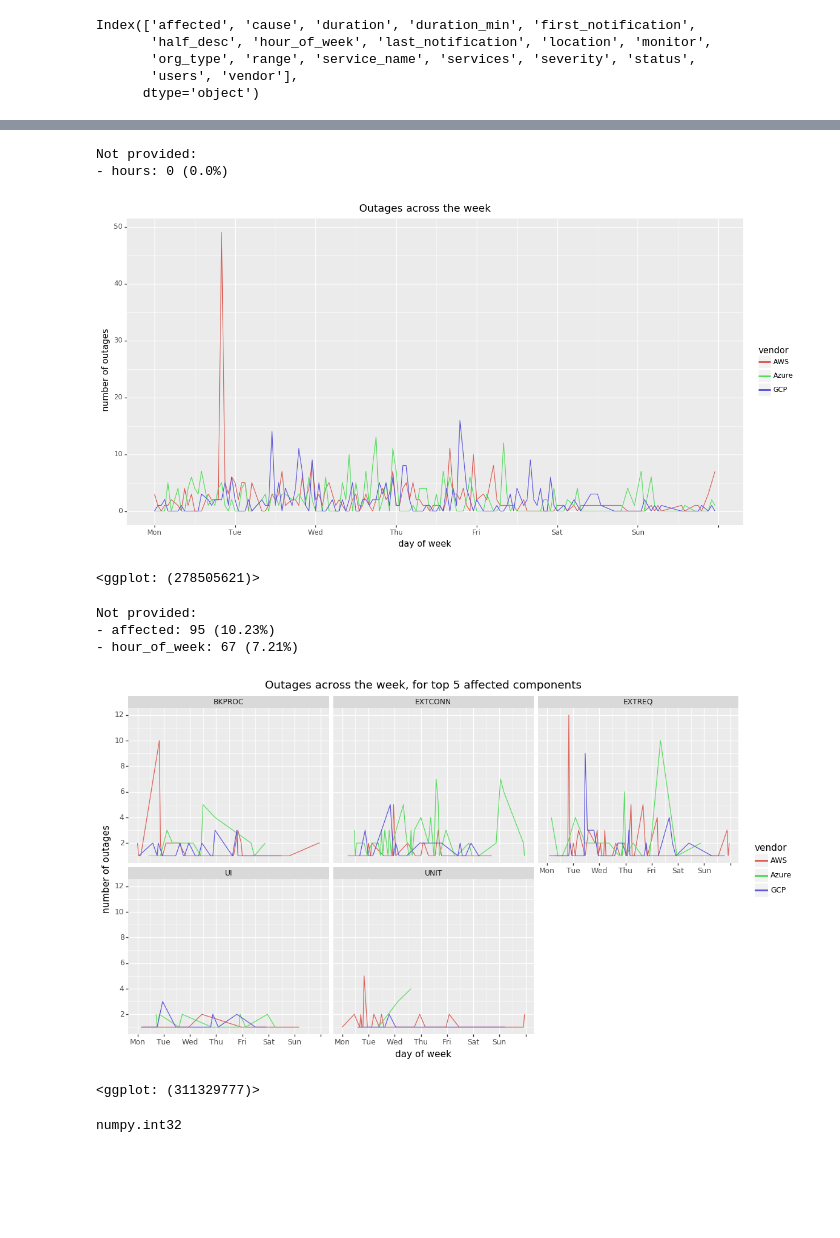
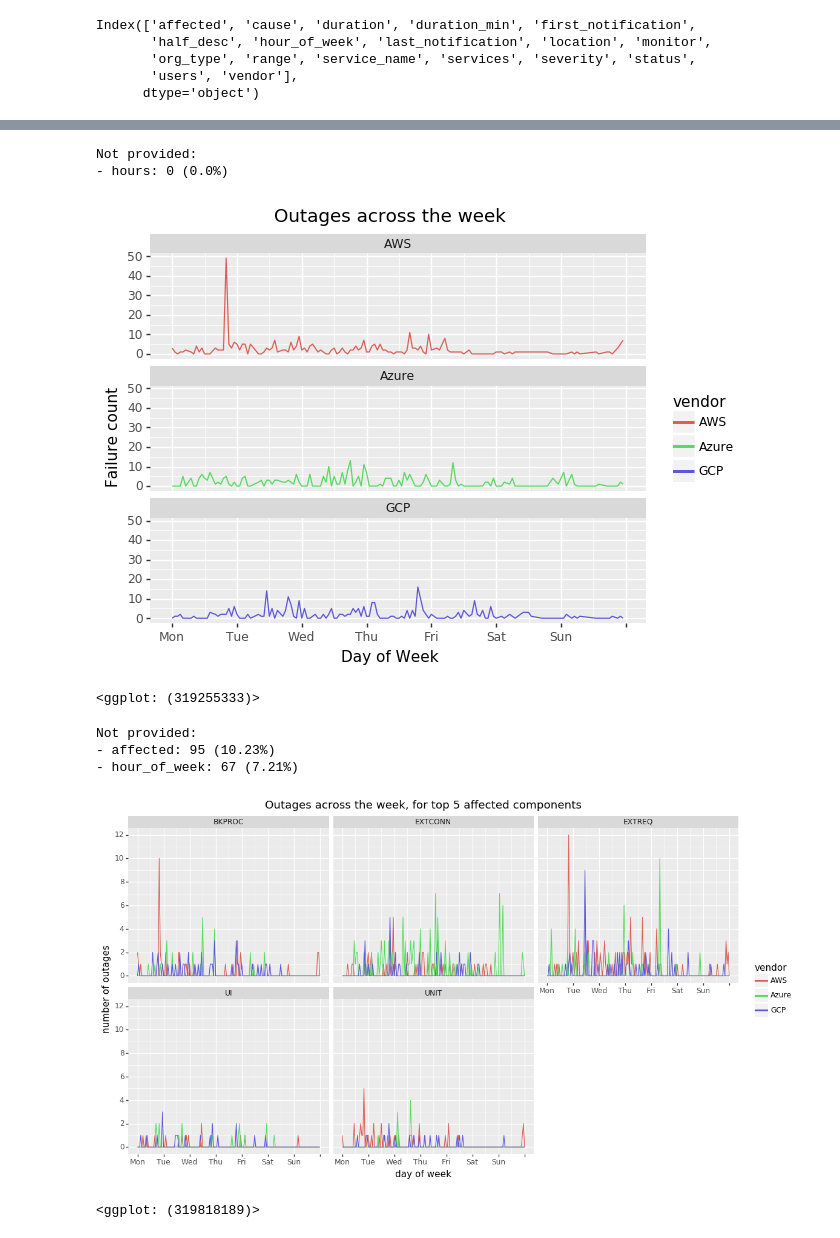
Before and after one commit to thezeroalpha/honours-project, a Jupyter notebook: notebooks/Plotting.ipynb, the cells around one changed output, grey strips where cells are left out. Saved outputs shown, nothing was run; the diff lists cells and outputs as text; code cells hidden in the pictures; blank space fills up the shorter version.

```diff
--- a/notebooks/Plotting.ipynb
+++ b/notebooks/Plotting.ipynb
@@ -138,27 +138,27 @@ scale_x_hours_as_dow = p9.scale_x_continuous(breaks=range(0,24*8, 24), minor_bre
 # %%
 azure_hours = df[df.vendor == "Azure"].hour_of_week.value_counts()
 aws_hours = df[df.vendor == "AWS"].hour_of_week.value_counts()
 gcp_hours = df[df.vendor == "GCP"].hour_of_week.value_counts()
 
 plotdf = (pd.DataFrame({'Azure': azure_hours,
                        'GCP': gcp_hours,
                        'AWS': aws_hours})
           .applymap(lambda x: 0 if pd.isna(x) else x)
           .reset_index().rename(columns={"index": "hours"}))
 
 export_graph("outages-across-week", plotdf, ['hours'],
              (p9.ggplot(plotdf.melt(id_vars='hours', var_name='vendor', value_name='outages_count'))
               + p9.aes(x='hours', y='outages_count', color='vendor')
               + p9.geom_line()
               + scale_x_hours_as_dow
-              + p9.labs(x='day of week', y='number of outages')
-              + p9.theme(figure_size=(14, 7))
+              + p9.labs(x='Day of Week', y='Failure count')
+              + p9.facet_wrap('vendor', nrow=3, ncol=1)
               + p9.ggtitle("Outages across the week")))
 # %% [output]
 Not provided:
 - hours: 0 (0.0%)
-[figure, old version]
+[figure, new version]
-<ggplot: (278505621)>
+<ggplot: (319255333)>
 # %%
 filt = df[filter_notprovided(df.affected) & df.hour_of_week.notna()]
 
@@ -173,6 +173,12 @@ plotdf = (plotdf[plotdf.affected.isin(top_5_affected)]
           .groupby(['vendor', 'affected'])
           .hour_of_week.value_counts().reset_index(name='num_outages'))
 
+for vd in set(plotdf.vendor.values):
+    for af in set(plotdf[plotdf.vendor == vd].affected.values):
+        for i in range(24*7+1):
+            if len(plotdf[(plotdf.vendor == vd) & (plotdf.affected == af) & (plotdf.hour_of_week == i)]) == 0:
+                plotdf = plotdf.append({'vendor': vd, 'affected': af, 'hour_of_week': i, 'num_outages': 0}, ignore_index=True)
+
 export_graph("components-across-week", df, ['affected', 'hour_of_week'],
              (p9.ggplot(plotdf)
               + p9.aes(x='hour_of_week', y='num_outages', color='vendor')
@@ -187,12 +193,8 @@ export_graph("components-across-week", df, ['affected', 'hour_of_week'],
 Not provided:
 - affected: 95 (10.23%)
 - hour_of_week: 67 (7.21%)
-[figure, old version]
+[figure, new version]
-<ggplot: (311329777)>
+<ggplot: (319818189)>
-# %%
-type(df.hour_of_week.iloc[0])
-# %% [output]
-numpy.int32
 # %%
 filt = df[filter_notprovided(df.severity) & filter_notprovided(df.range) & df.hour_of_week.notna()]
 
```
Also changed, not shown: parts of 11 cells of this notebook, 10 other files.
